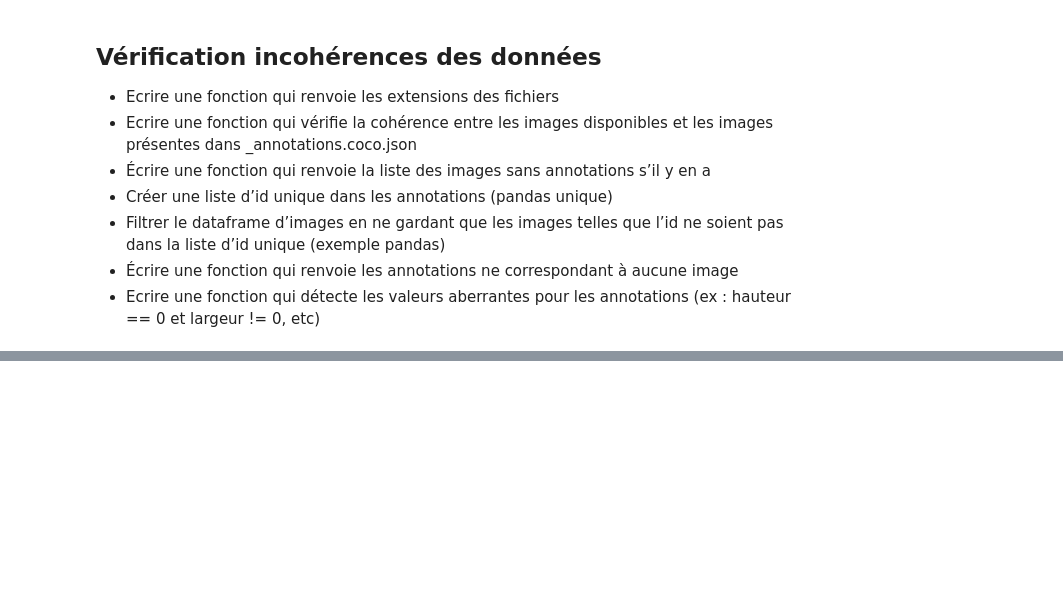
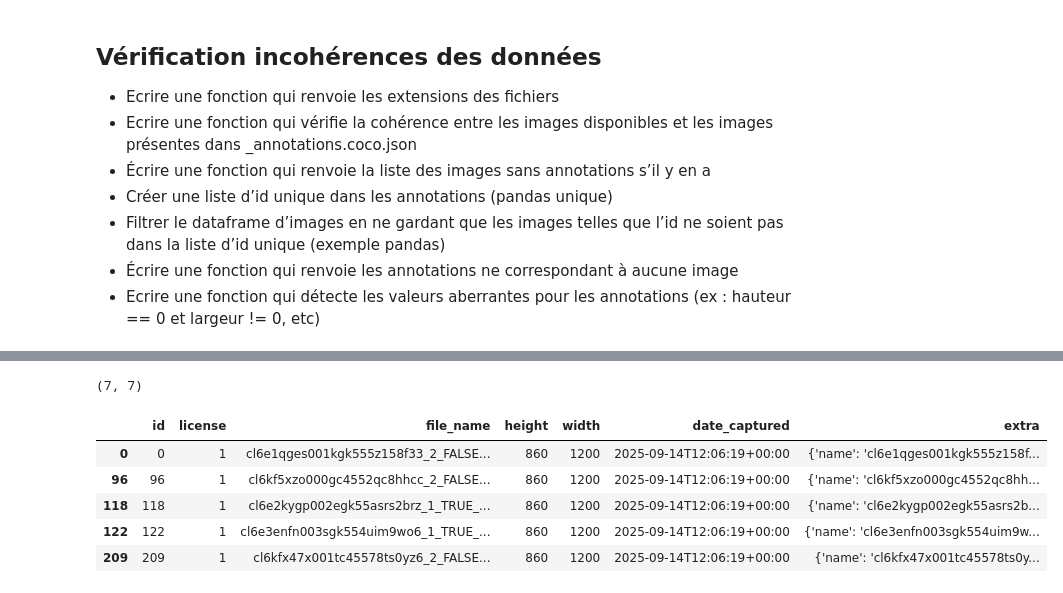
Before and after one commit to GaetanCSimplon/wildfire_detection, a Jupyter notebook: prepare_data/exploration.ipynb, the cells around one changed output, grey strips where cells are left out. Drawn from its saved outputs; the diff is of its cells as text; code cells hidden in the pictures; blank space fills up the shorter version.

```diff
--- a/prepare_data/exploration.ipynb
+++ b/prepare_data/exploration.ipynb
@@ -251,0 +265,23 @@ def images_sans_annotations(df):
+# %%
+# Filtre image tel que chaque image a au moins une annotation
+
+# DataFrames à partir du COCO JSON
+df_ann = pd.DataFrame(coco_data['annotations'])
+df_img = pd.DataFrame(coco_data['images'])
+
+# Liste des ids d'images annotées
+annotated_ids = df_ann['image_id'].unique()
+
+# Filtrer les images qui n'ont PAS d'annotation
+images_without_ann = df_img[~df_img['id'].isin(annotated_ids)] # la ~ inverse le booléen garder les non-annotées
+
+print(images_without_ann.shape)
+display(images_without_ann.head())
+# %% [output]
+(7, 7)
+|  | id | license | file_name | height | width | date_captured | extra |
+| 0 | 0 | 1 | cl6e1qges001kgk555z158f33_2_FALSE... | 860 | 1200 | 2025-09-14T12:06:19+00:00 | {'name': 'cl6e1qges001kgk555z158f... |
+| 96 | 96 | 1 | cl6kf5xzo000gc4552qc8hhcc_2_FALSE... | 860 | 1200 | 2025-09-14T12:06:19+00:00 | {'name': 'cl6kf5xzo000gc4552qc8hh... |
+| 118 | 118 | 1 | cl6e2kygp002egk55asrs2brz_1_TRUE_... | 860 | 1200 | 2025-09-14T12:06:19+00:00 | {'name': 'cl6e2kygp002egk55asrs2b... |
+| 122 | 122 | 1 | cl6e3enfn003sgk554uim9wo6_1_TRUE_... | 860 | 1200 | 2025-09-14T12:06:19+00:00 | {'name': 'cl6e3enfn003sgk554uim9w... |
+| 209 | 209 | 1 | cl6kfx47x001tc45578ts0yz6_2_FALSE... | 860 | 1200 | 2025-09-14T12:06:19+00:00 | {'name': 'cl6kfx47x001tc45578ts0y... |
```
Also changed, not shown: parts of 6 cells of this notebook, 1 other file.
